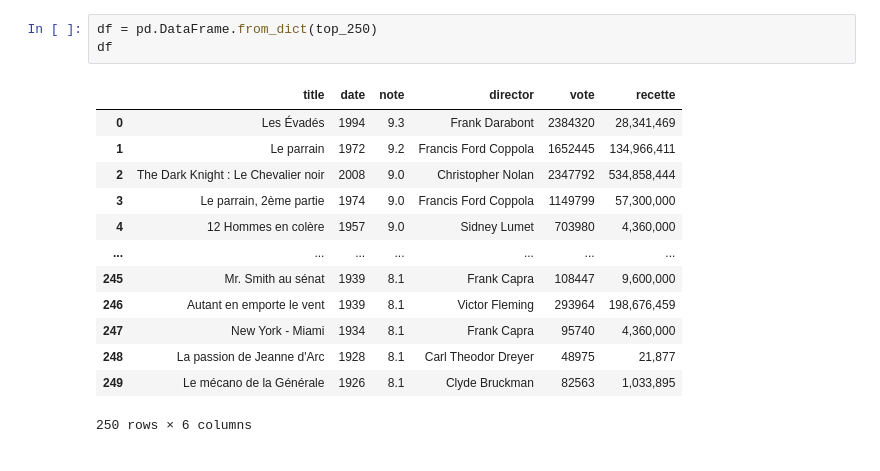
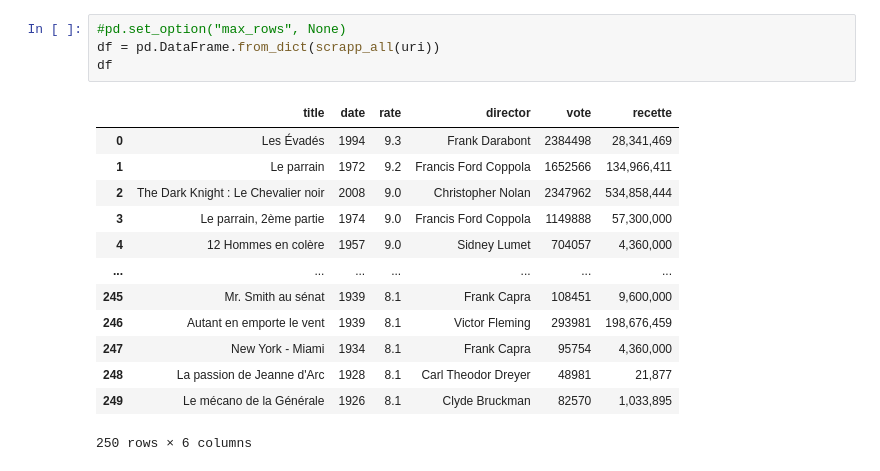
Before and after one commit to clement-camara/imdb-scrapping, a Jupyter notebook: scrapping_imdb.ipynb, the cells around one changed output. Cells and saved outputs as stored; diff of their text form.

```diff
--- a/scrapping_imdb.ipynb
+++ b/scrapping_imdb.ipynb
@@ -9,20 +7,21 @@ import seaborn as sns
-# %%
-df = pd.DataFrame.from_dict(top_250)
-df
-# %% [output]
-|  | title | date | note | director | vote | recette |
-| 0 | Les Évadés | 1994 | 9.3 | Frank Darabont | 2384320 | 28,341,469 |
-| 1 | Le parrain | 1972 | 9.2 | Francis Ford Coppola | 1652445 | 134,966,411 |
-| 2 | The Dark Knight : Le Chevalier noir | 2008 | 9.0 | Christopher Nolan | 2347792 | 534,858,444 |
-| 3 | Le parrain, 2ème partie | 1974 | 9.0 | Francis Ford Coppola | 1149799 | 57,300,000 |
-| 4 | 12 Hommes en colère | 1957 | 9.0 | Sidney Lumet | 703980 | 4,360,000 |
-| ... | ... | ... | ... | ... | ... | ... |
-| 245 | Mr. Smith au sénat | 1939 | 8.1 | Frank Capra | 108447 | 9,600,000 |
-| 246 | Autant en emporte le vent | 1939 | 8.1 | Victor Fleming | 293964 | 198,676,459 |
-| 247 | New York - Miami | 1934 | 8.1 | Frank Capra | 95740 | 4,360,000 |
-| 248 | La passion de Jeanne d'Arc | 1928 | 8.1 | Carl Theodor Dreyer | 48975 | 21,877 |
-| 249 | Le mécano de la Générale | 1926 | 8.1 | Clyde Bruckman | 82563 | 1,033,895 |
-250 rows × 6 columns
+# %%
+#pd.set_option("max_rows", None)
+df = pd.DataFrame.from_dict(scrapp_all(uri))
+df
+# %% [output]
+|  | title | date | rate | director | vote | recette |
+| 0 | Les Évadés | 1994 | 9.3 | Frank Darabont | 2384498 | 28,341,469 |
+| 1 | Le parrain | 1972 | 9.2 | Francis Ford Coppola | 1652566 | 134,966,411 |
+| 2 | The Dark Knight : Le Chevalier noir | 2008 | 9.0 | Christopher Nolan | 2347962 | 534,858,444 |
+| 3 | Le parrain, 2ème partie | 1974 | 9.0 | Francis Ford Coppola | 1149888 | 57,300,000 |
+| 4 | 12 Hommes en colère | 1957 | 9.0 | Sidney Lumet | 704057 | 4,360,000 |
+| ... | ... | ... | ... | ... | ... | ... |
+| 245 | Mr. Smith au sénat | 1939 | 8.1 | Frank Capra | 108451 | 9,600,000 |
+| 246 | Autant en emporte le vent | 1939 | 8.1 | Victor Fleming | 293981 | 198,676,459 |
+| 247 | New York - Miami | 1934 | 8.1 | Frank Capra | 95754 | 4,360,000 |
+| 248 | La passion de Jeanne d'Arc | 1928 | 8.1 | Carl Theodor Dreyer | 48981 | 21,877 |
+| 249 | Le mécano de la Générale | 1926 | 8.1 | Clyde Bruckman | 82570 | 1,033,895 |
+250 rows × 6 columns
 # %%
 df.info()
 # %% [output]
```
Also changed, not shown: parts of 5 cells of this notebook, 1 other file.
